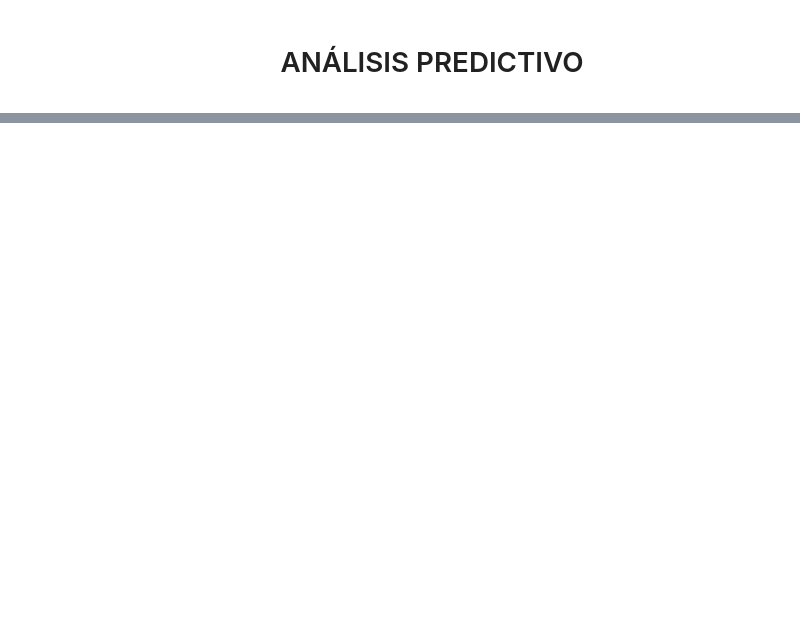
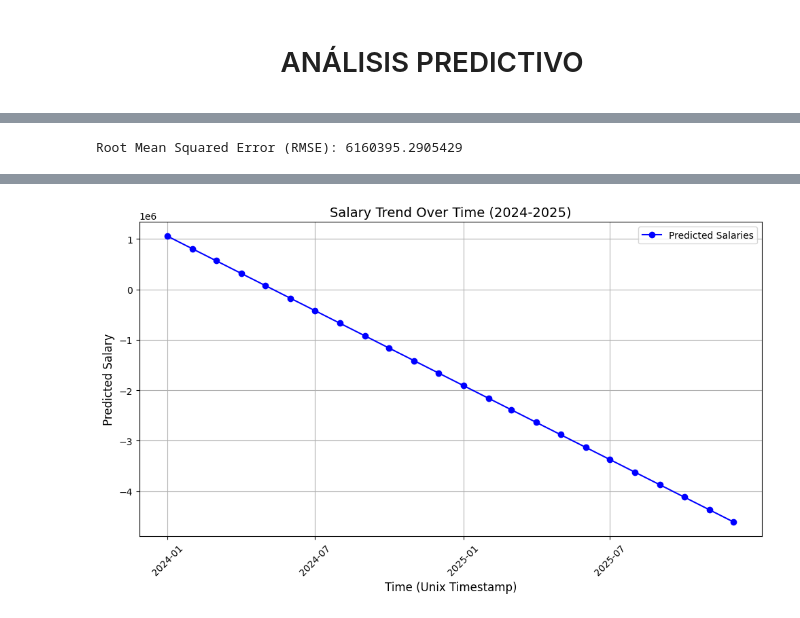
Before and after one commit to sarahcoral/ProyectoABD, a Jupyter notebook: visualization_notebooks/predictive_analysis.ipynb, the cells around one changed output, grey strips where cells are left out. Saved outputs shown, nothing was run; the diff lists cells and outputs as text; code cells hidden in the pictures; blank space fills up the shorter version.

Commit message:
predictive_analysis

```diff
--- a/visualization_notebooks/predictive_analysis.ipynb
+++ b/visualization_notebooks/predictive_analysis.ipynb
@@ -40,0 +99,71 @@ conn = sqlite3.connect(file_path)
+# %%
+# Apply dropna() to the entire dataframe to ensure X and y are aligned
+df_clean_postings = df_postings.dropna(subset=['listed_time', 'normalized_salary'])
+
+# Prepare the features (independent variables)
+X = df_clean_postings[['listed_time']] /1000 # Directly using the Unix timestamp as the feature
+y = df_clean_postings['normalized_salary']  # This is the target variable
+
+# Split data into training and test sets
+X_train, X_test, y_train, y_test = train_test_split(X, y, test_size=0.2, random_state=42)
+
+# Initialize the linear regression model
+model = LinearRegression()
+
+# Fit the model on the training data
+model.fit(X_train, y_train)
+
+# Make predictions on the test data
+y_pred = model.predict(X_test)
+
+# Evaluate the model
+mse = mean_squared_error(y_test, y_pred)
+rmse = np.sqrt(mse)
+print(f'Root Mean Squared Error (RMSE): {rmse}')
+
+# Predict for the next year (2025)
+# Generate Unix timestamps for the current year and next year
+current_year_timestamp = pd.to_datetime('2024-01-01').timestamp()
+next_year_timestamp = pd.to_datetime('2025-01-01').timestamp()
+
+# Create a list of Unix timestamps for each month of 2024 and 2025
+timestamps = []
+for year in [2024, 2025]:
+    for month in range(1, 13):
+        timestamps.append(pd.to_datetime(f'{year}-{month:02d}-01').timestamp())
+
+# Predict salaries for these timestamps
+predicted_salaries = model.predict(np.array(timestamps).reshape(-1, 1))
+
+# Prepare the data to display
+months = []
+salaries = []
+for i, timestamp in enumerate(timestamps):
+    month_year = pd.to_datetime(timestamp, unit='s').strftime('%Y-%m')
+    months.append(month_year)
+    salaries.append(predicted_salaries[i])
+
+# Create a dataframe for the table
+predictions_df = pd.DataFrame({
+    'Month-Year': months,
+    'Predicted Average Salary': salaries
+})
+
+# Print the table
+print(predictions_df)
+
+# Plotting the salary curve over time
+plt.figure(figsize=(10, 6))
+plt.plot(timestamps, predicted_salaries, label='Predicted Salaries', color='b', marker='o')
+plt.xlabel('Time (Unix Timestamp)', fontsize=12)
+plt.ylabel('Predicted Salary', fontsize=12)
+plt.title('Salary Trend Over Time (2024-2025)', fontsize=14)
+plt.xticks(ticks=timestamps[::6], labels=months[::6], rotation=45)
+plt.grid(True)
+plt.tight_layout()
+
+# Show the graph
+plt.legend()
+plt.show()
+# %% [output]
+Root Mean Squared Error (RMSE): 6160395.2905429
@@ -40,0 +187 @@ conn = sqlite3.connect(file_path)
+[figure, added]
```
Also changed, not shown: parts of 8 cells of this notebook, 3 other files.
